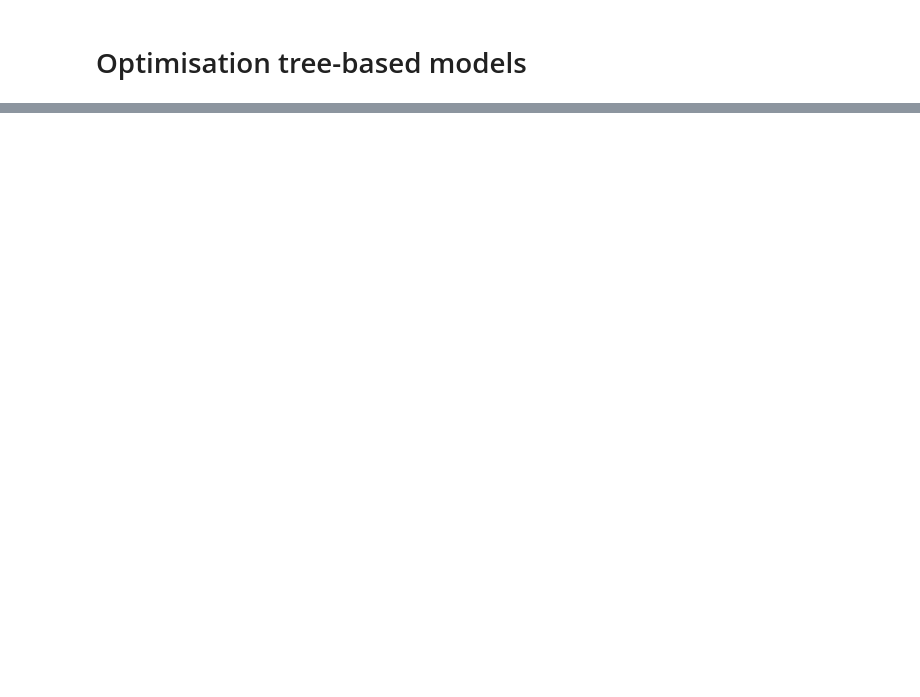
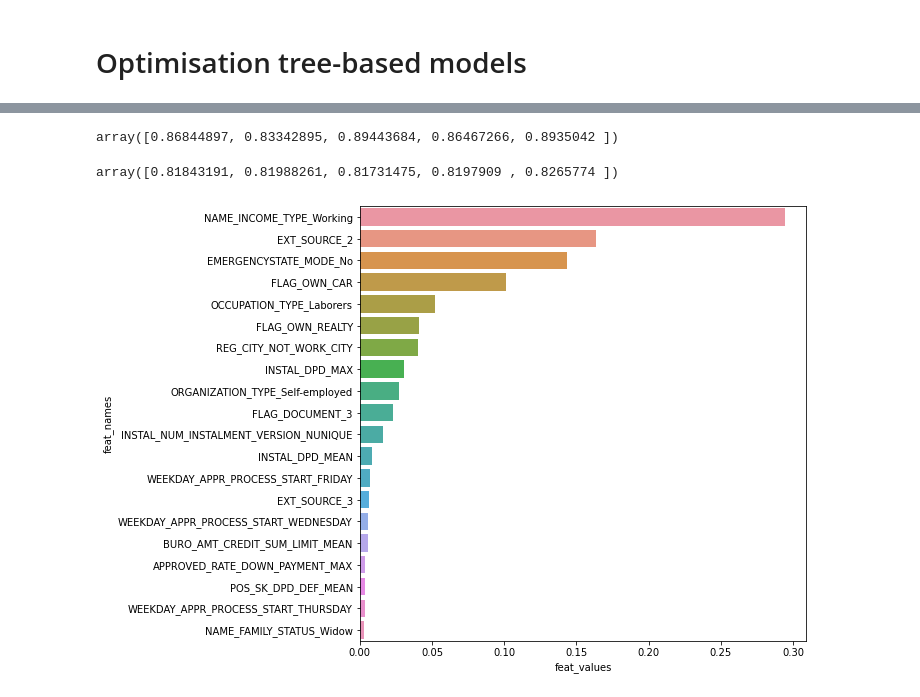
Before and after one commit to JeongJeong-code/P7_scoring, a Jupyter notebook: P7_exploration.ipynb, the cells around one changed output, grey strips where cells are left out. Drawn from its saved outputs; the diff is of its cells as text; code cells hidden in the pictures; blank space fills up the shorter version.

```diff
--- a/P7_exploration.ipynb
+++ b/P7_exploration.ipynb
@@ -441,3 +447 @@ ft_names=feat_importance(bt1.feature_importances_,X_train_l.columns)
-# %%
-bt2 = best_tree.fit(X_train,y_train)
 # %%
@@ -487,6 +465,6 @@ array([0.82796882, 0.82446809, 0.85794204, 0.82932869, 0.85409024])
 X_df = pd.DataFrame(X_train,columns = X_col)
 X_df_test = pd.DataFrame(X_test,columns = X_col)
 # %%
-X_df.drop(columns = 'CODE_GENDER',inplace = True)
+#X_df.drop(columns = 'CODE_GENDER',inplace = True)
 # %%
 bt3 = best_tree.fit(X_df,y_train)
@@ -540,0 +471,8 @@ array([0.19298246, 0.20408163, 0.26785714, 0.23893805, 0.34782609])
+# %%
+cross_val_score(best_tree,X_df,y_train,cv=5,scoring ='precision')
+cross_val_score(best_tree,X_df,y_train,cv=5,scoring ='accuracy')
+ft_name = feat_importance(bt3.feature_importances_,X_df.columns)
+# %% [output]
+array([0.86844897, 0.83342895, 0.89443684, 0.86467266, 0.8935042 ])
+array([0.81843191, 0.81988261, 0.81731475, 0.8197909 , 0.8265774 ])
+[figure, added]
```
Also changed, not shown: parts of 76 cells of this notebook.
